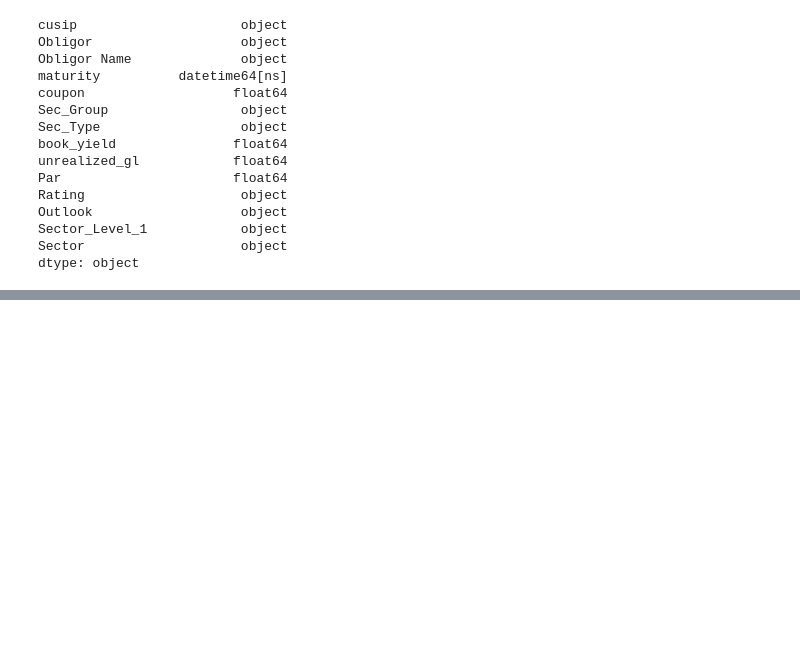
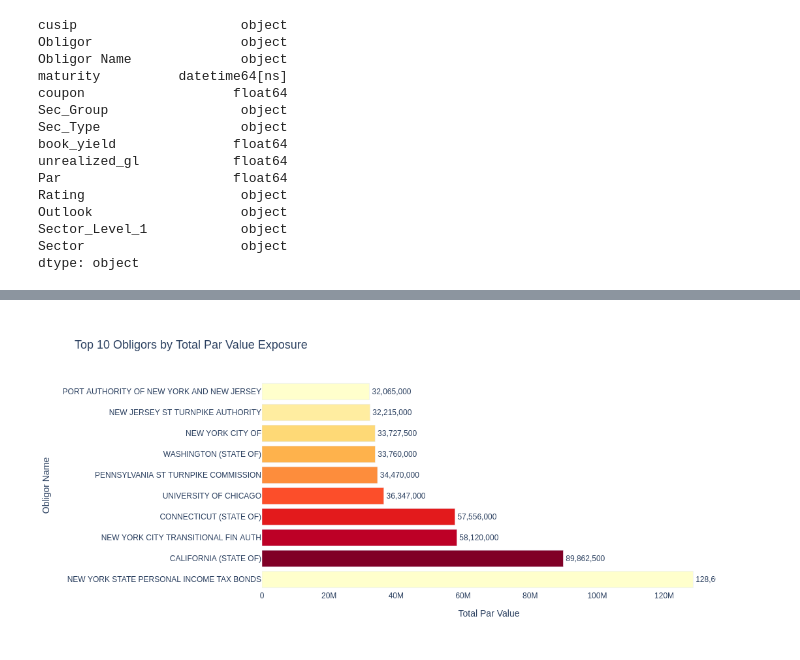
Before and after one commit to kaushalkuma-r/BLK-Assignment, a Jupyter notebook: analysis.ipynb, the cells around one changed output, grey strips where cells are left out. Saved outputs shown, nothing was run; the diff lists cells and outputs as text; code cells hidden in the pictures; blank space fills up the shorter version.

```diff
--- a/analysis.ipynb
+++ b/analysis.ipynb
@@ -904,0 +493,40 @@ exposure_df
+# %%
+import plotly.express as px
+
+def top_obligors_by_par(portfolio_data, top_n=10):
+    obligor_par = (
+        portfolio_data.groupby('Obligor Name')['Par']
+        .sum()
+        .reset_index()
+        .sort_values(by='Par', ascending=False)
+        .head(top_n)
+    )
+
+    fig = px.bar(
+        obligor_par.sort_values('Par'),
+        x='Par',
+        y='Obligor Name',
+        orientation='h',
+        text='Par',
+        color='Obligor Name',
+        color_discrete_sequence=shared_color_scale,
+        title=f'Top {top_n} Obligors by Total Par Value Exposure'
+    )
+
+    fig.update_traces(textposition='outside', texttemplate='%{text:,.0f}')
+    fig.update_layout(
+        width=950,
+        height=500,
+        xaxis_title='Total Par Value',
+        yaxis_title='Obligor Name',
+        showlegend=False,
+        font=dict(size=12),
+        title_font_size=18,
+        plot_bgcolor='white'
+    )
+
+    fig.show()
+
+top_obligors_by_par(portfolio_data, 10)
+# %% [output]
+[figure, added]
```
Also changed, not shown: parts of 66 cells of this notebook, 15 other files.
